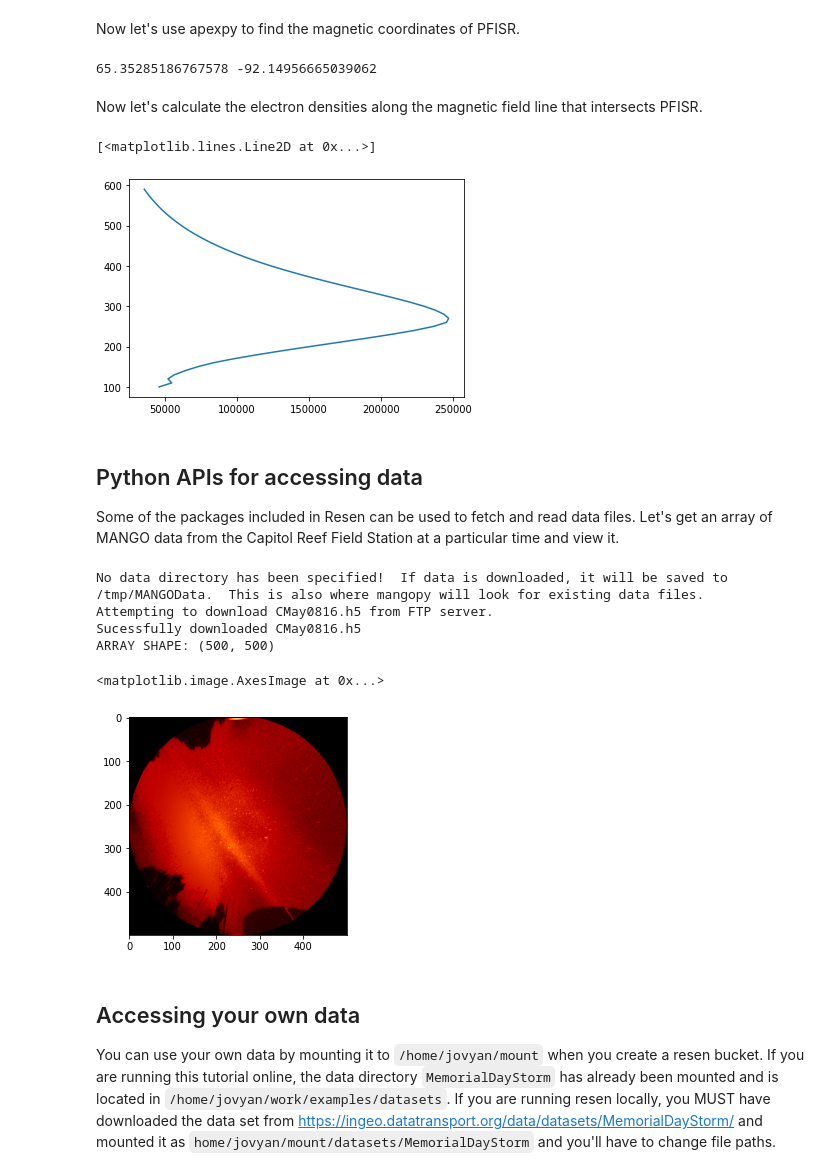
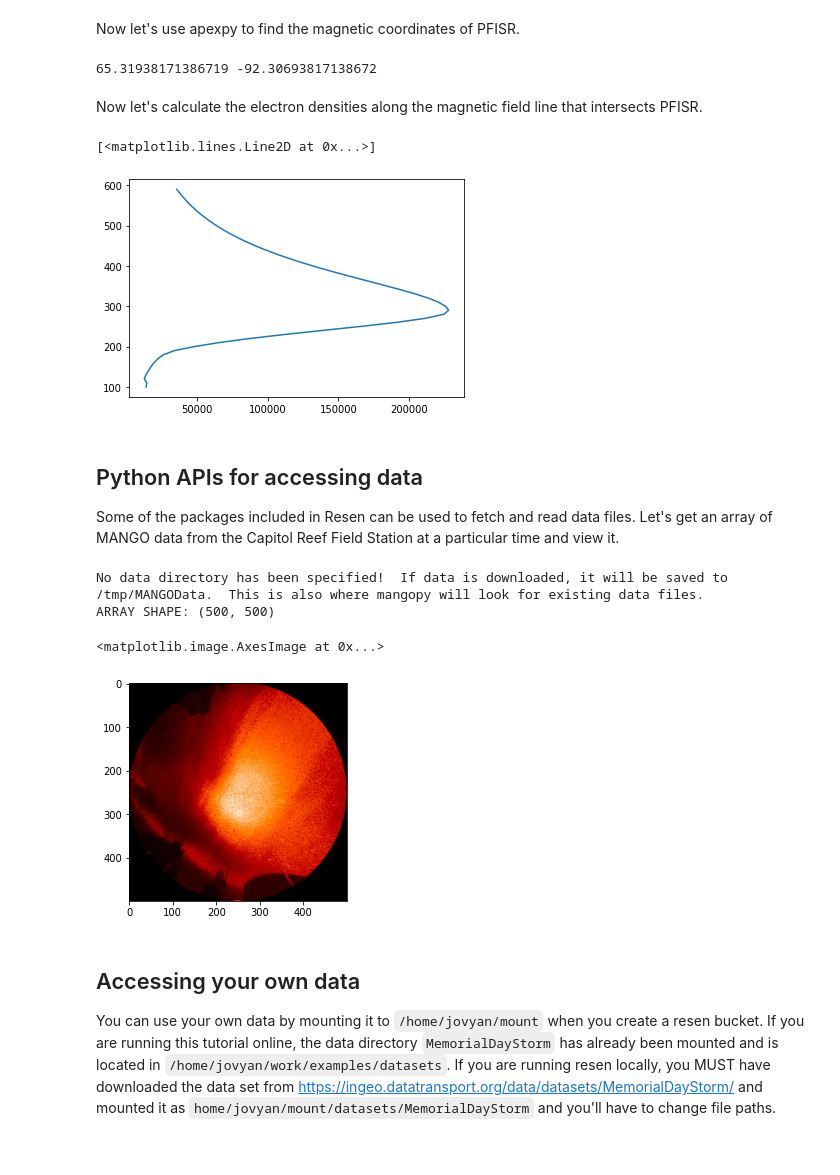
Before and after one commit to EarthCubeInGeo/resen-core, a Jupyter notebook: tutorials/GetStartedWithReSEn.ipynb, the cells around one changed output. Saved outputs shown, nothing was run; the diff lists cells and outputs as text; code cells hidden in the pictures.

```diff
--- a/tutorials/GetStartedWithReSEn.ipynb
+++ b/tutorials/GetStartedWithReSEn.ipynb
@@ -17,14 +17,14 @@ import matplotlib.pyplot as plt
 pfisr_lat = 65.13
 pfisr_lon = -147.47
 pfisr_alt = 0.213
-t0 = datetime(2016,5,8,4,34)
+t0 = datetime(2016,4,10,5,30)
 alts = np.arange(100., 600., 10.)
 
 ne = []
 
 for alt in alts:
     pt = pyglow.Point(t0, pfisr_lat, pfisr_lon, alt)
-    pt.run_iri()
+    pt.run_iri(bil2000=True, f1_layer=False)
     ne.append(pt.ne)
 
 plt.plot(ne, alts)
@@ -43,23 +41,23 @@ pfisr_mlat, pfisr_mlon = A.geo2apex(pfisr_lat, pfisr_lon, pfisr_alt)
 
 print(pfisr_mlat, pfisr_mlon)
 # %% [output]
-65.35285186767578 -92.14956665039062
+65.31938171386719 -92.30693817138672
 # %% [markdown]
 Now let's calculate the electron densities along the magnetic field line that intersects PFISR.
 # %%
 ne = []
 
 for alt in alts:
     glat, glon, __ = A.apex2geo(pfisr_mlat, pfisr_mlon, alt)
 
     pt = pyglow.Point(t0, pfisr_lat, pfisr_lon, alt)
-    pt.run_iri()
+    pt.run_iri(bil2000=True, f1_layer=False)
     ne.append(pt.ne)
 
 plt.plot(ne, alts)
 # %% [output]
 [<matplotlib.lines.Line2D at 0x...>]
-[figure, old version]
+[figure, new version]
 # %% [markdown]
 ## Python APIs for accessing data
 Some of the packages included in Resen can be used to fetch and read data files.  Let's get an array of MANGO data from the Capitol Reef Field Station at a particular time and view it.
@@ -76,11 +74,9 @@ print('ARRAY SHAPE: {}'.format(img.shape))
 plt.imshow(img, cmap=plt.get_cmap('gist_heat'))
 # %% [output]
 No data directory has been specified!  If data is downloaded, it will be saved to /tmp/MANGOData.  This is also where mangopy will look for existing data files.
-Attempting to download CMay0816.h5 from FTP server.
-Sucessfully downloaded CMay0816.h5
 ARRAY SHAPE: (500, 500)
 <matplotlib.image.AxesImage at 0x...>
-[figure, old version]
+[figure, new version]
 # %% [markdown]
 ## Accessing your own data
 You can use your own data by mounting it to `/home/jovyan/mount` when you create a resen bucket.  If you are running this tutorial online, the data directory `MemorialDayStorm` has already been mounted and is located in `/home/jovyan/work/examples/datasets`.  If you are running resen locally, you MUST have downloaded the data set from https://ingeo.datatransport.org/data/datasets/MemorialDayStorm/ and mounted it as `home/jovyan/mount/datasets/MemorialDayStorm` and you'll have to change file paths.
```
Also changed, not shown: parts of 12 cells of this notebook.
